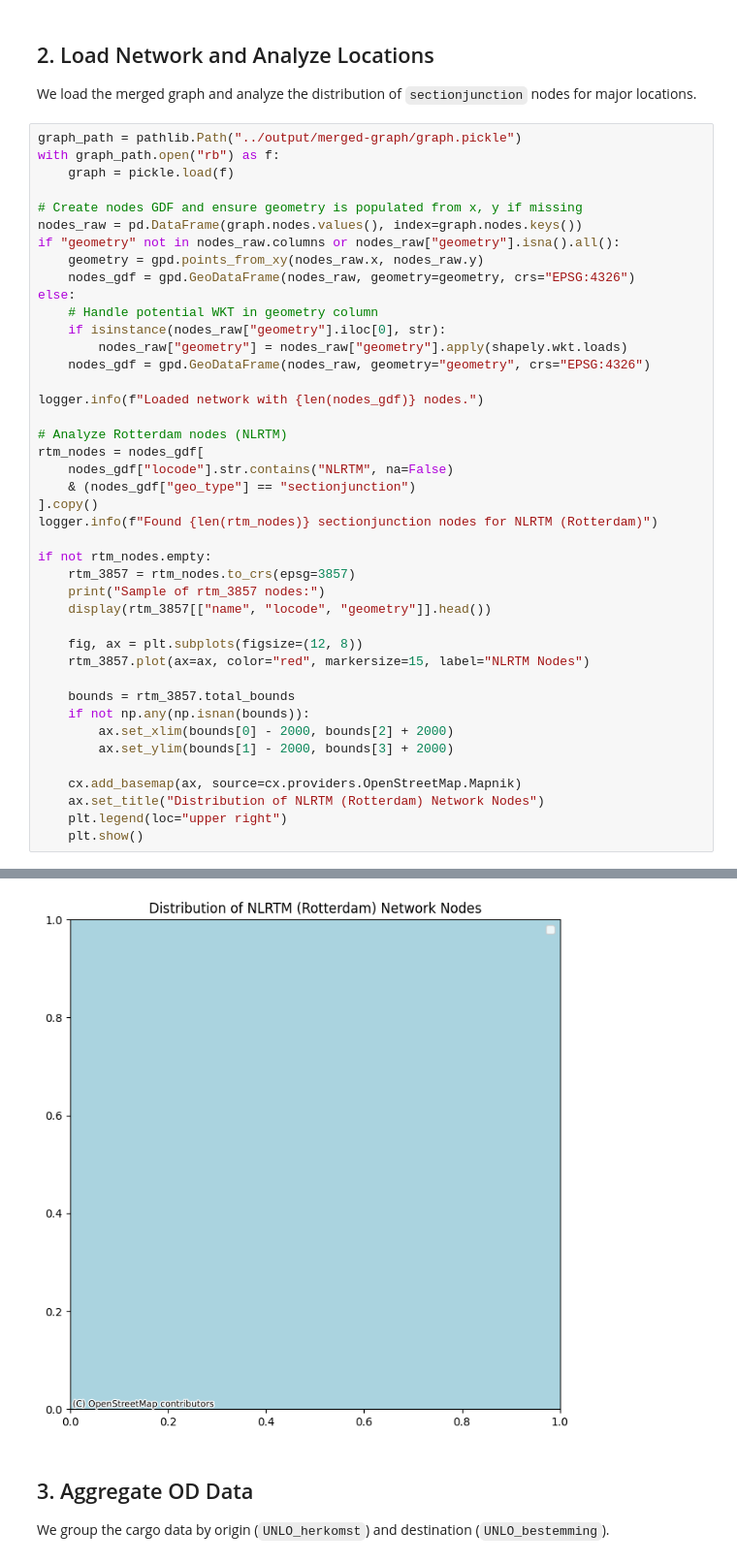
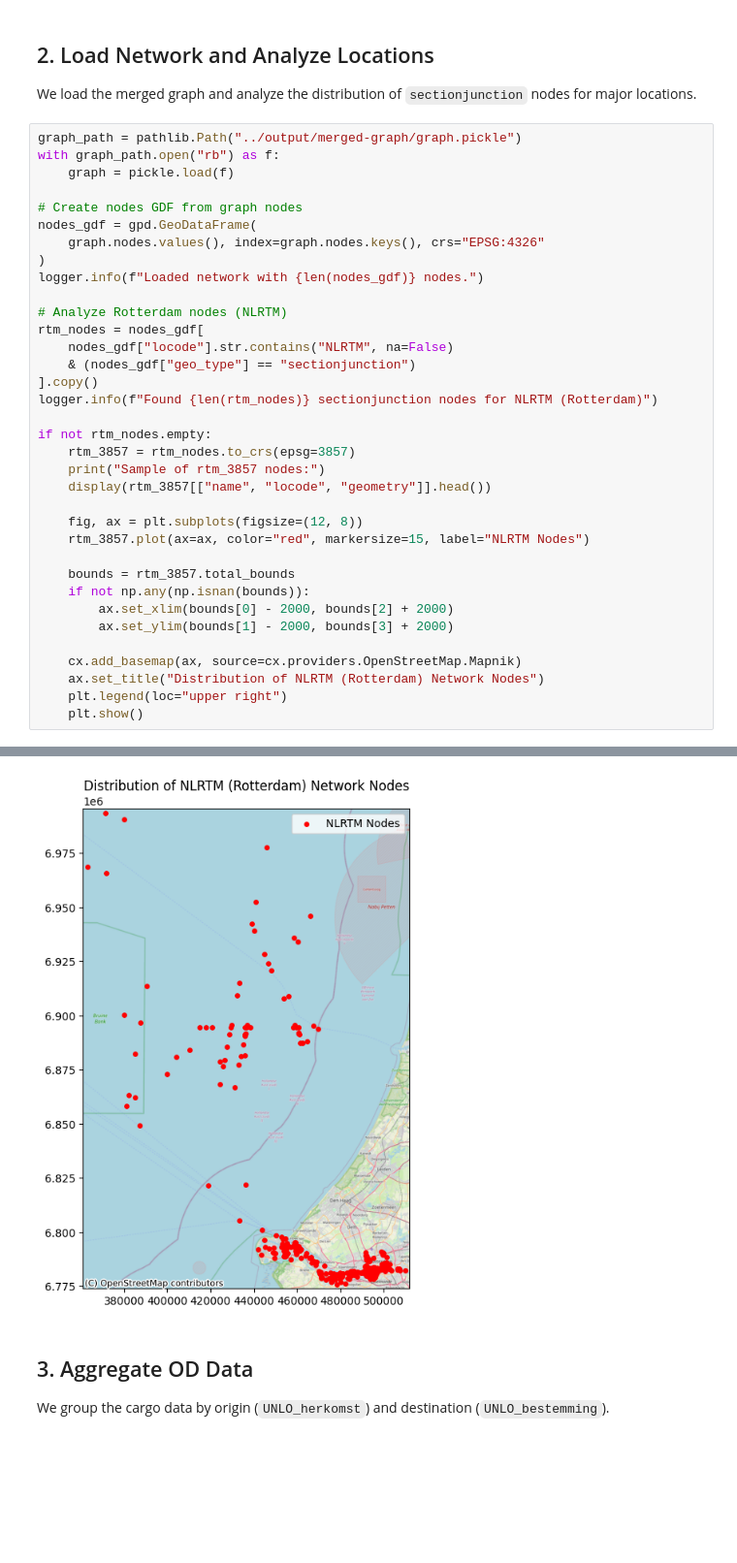
Before and after one commit to RWS-NL/fis-crawler, a Jupyter notebook: notebooks/ivs_analysis.ipynb, the cells around one changed output, grey strips where cells are left out. Shown at 97% size. Saved outputs shown, nothing was run; the diff lists cells and outputs as text; blank space fills up the shorter version.

Commit message:
docs: use preserved geometry in graph and updated visualization in IVS notebook

```diff
--- a/notebooks/ivs_analysis.ipynb
+++ b/notebooks/ivs_analysis.ipynb
@@ -59,17 +59,10 @@ graph_path = pathlib.Path("../output/merged-graph/graph.pickle")
 with graph_path.open("rb") as f:
     graph = pickle.load(f)
 
-# Create nodes GDF and ensure geometry is populated from x, y if missing
-nodes_raw = pd.DataFrame(graph.nodes.values(), index=graph.nodes.keys())
-if "geometry" not in nodes_raw.columns or nodes_raw["geometry"].isna().all():
-    geometry = gpd.points_from_xy(nodes_raw.x, nodes_raw.y)
-    nodes_gdf = gpd.GeoDataFrame(nodes_raw, geometry=geometry, crs="EPSG:4326")
-else:
-    # Handle potential WKT in geometry column
-    if isinstance(nodes_raw["geometry"].iloc[0], str):
-        nodes_raw["geometry"] = nodes_raw["geometry"].apply(shapely.wkt.loads)
-    nodes_gdf = gpd.GeoDataFrame(nodes_raw, geometry="geometry", crs="EPSG:4326")
-
+# Create nodes GDF from graph nodes
+nodes_gdf = gpd.GeoDataFrame(
+    graph.nodes.values(), index=graph.nodes.keys(), crs="EPSG:4326"
+)
 logger.info(f"Loaded network with {len(nodes_gdf)} nodes.")
 
 # Analyze Rotterdam nodes (NLRTM)
@@ -109,4 +102,4 @@ Sample of rtm_3857 nodes:
-[figure, old version]
+[figure, new version]
 # %% [markdown]
 ## 3. Aggregate OD Data
 We group the cargo data by origin (`UNLO_herkomst`) and destination (`UNLO_bestemming`).
```
Also changed, not shown: parts of 2 cells of this notebook, 1 other file.
